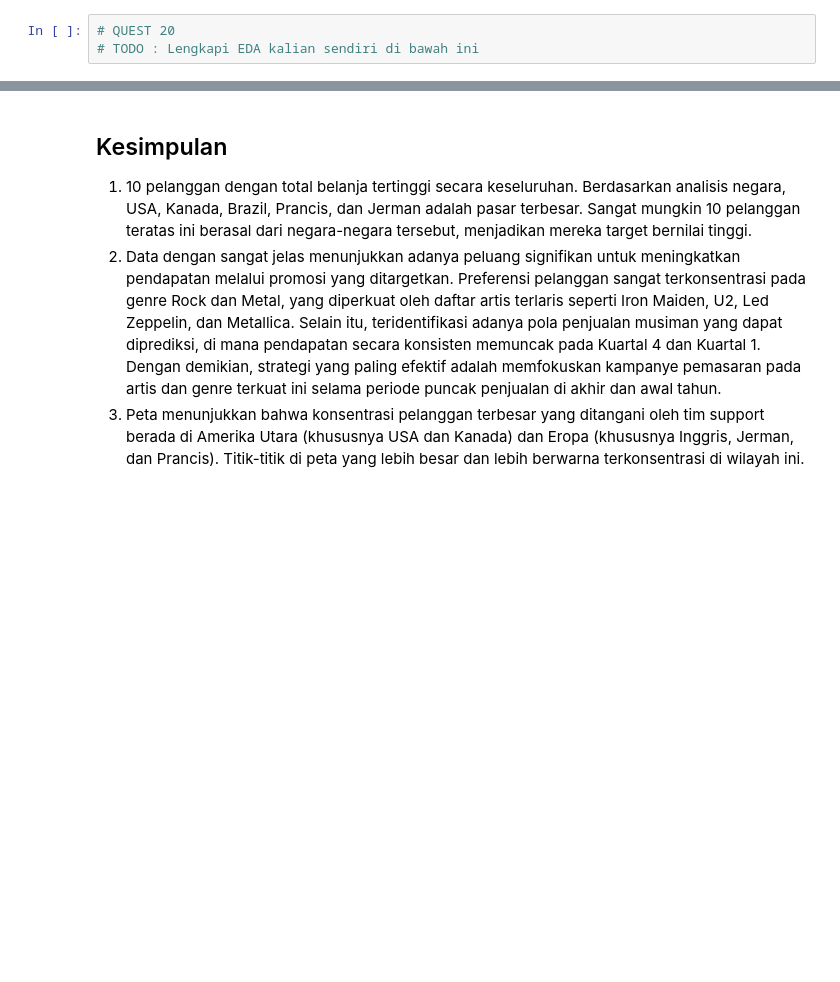
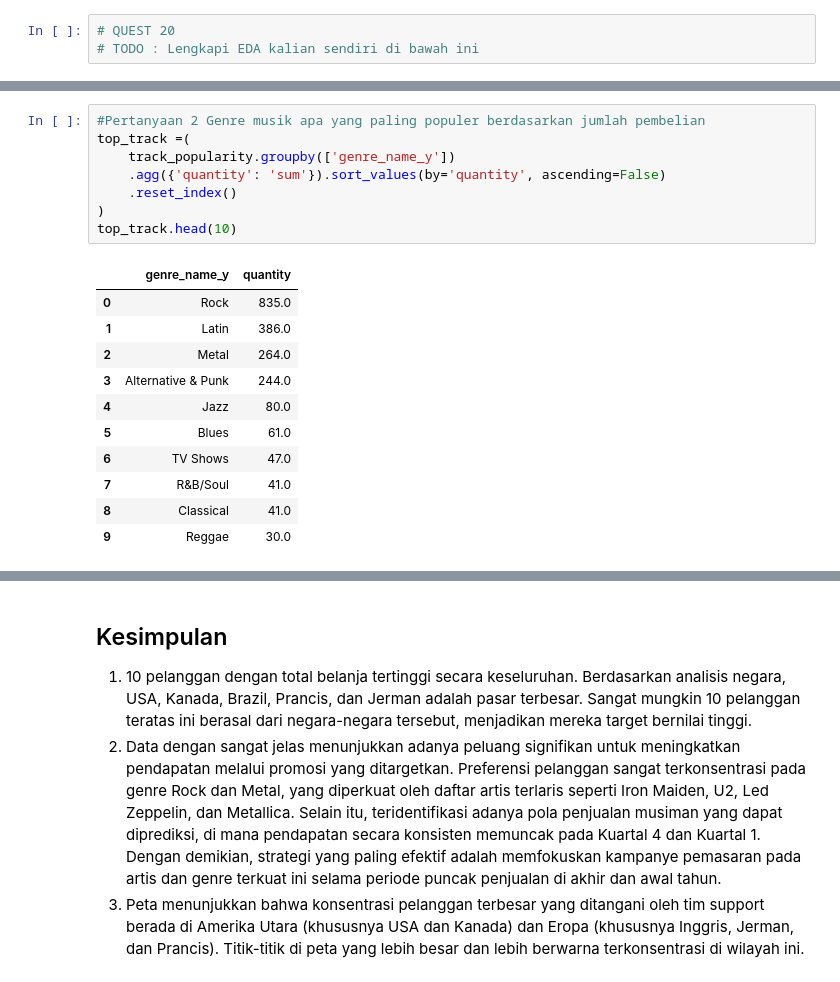
Before and after one commit to cciia/inkubasi-bedata, a Jupyter notebook: notebook.ipynb, the cells around one changed output, grey strips where cells are left out. Saved outputs shown, nothing was run; the diff lists cells and outputs as text; blank space fills up the shorter version.

```diff
--- a/notebook.ipynb
+++ b/notebook.ipynb
@@ -1808,0 +1829,20 @@ Lakukan EDA pada data lain yang kalian gunakan
+# %%
+#Pertanyaan 2 Genre musik apa yang paling populer berdasarkan jumlah pembelian
+top_track =(
+    track_popularity.groupby(['genre_name_y'])
+    .agg({'quantity': 'sum'}).sort_values(by='quantity', ascending=False)
+    .reset_index()
+)
+top_track.head(10)
+# %% [output]
+|  | genre_name_y | quantity |
+| 0 | Rock | 835.0 |
+| 1 | Latin | 386.0 |
+| 2 | Metal | 264.0 |
+| 3 | Alternative & Punk | 244.0 |
+| 4 | Jazz | 80.0 |
+| 5 | Blues | 61.0 |
+| 6 | TV Shows | 47.0 |
+| 7 | R&B/Soul | 41.0 |
+| 8 | Classical | 41.0 |
+| 9 | Reggae | 30.0 |
```
Also changed, not shown: parts of 2 cells of this notebook.
